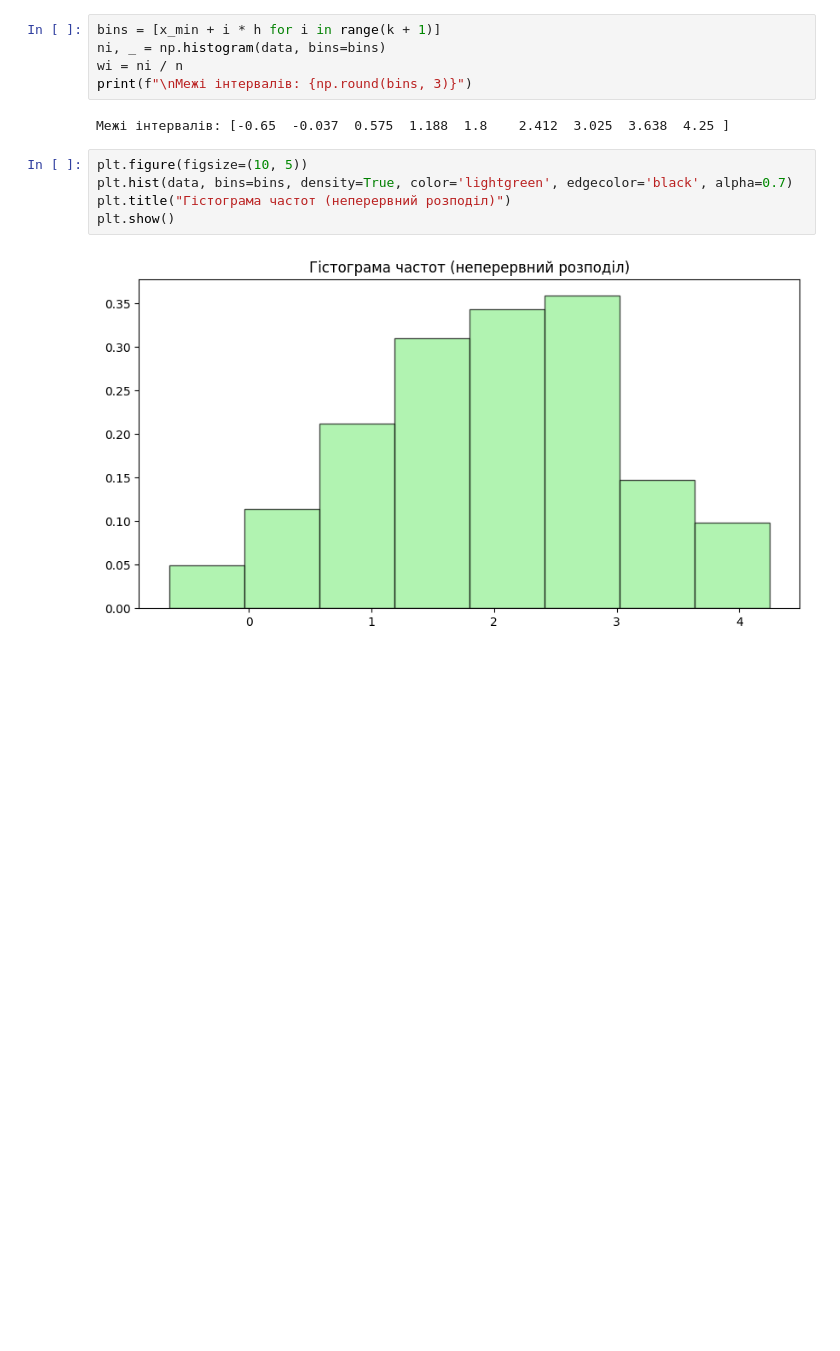
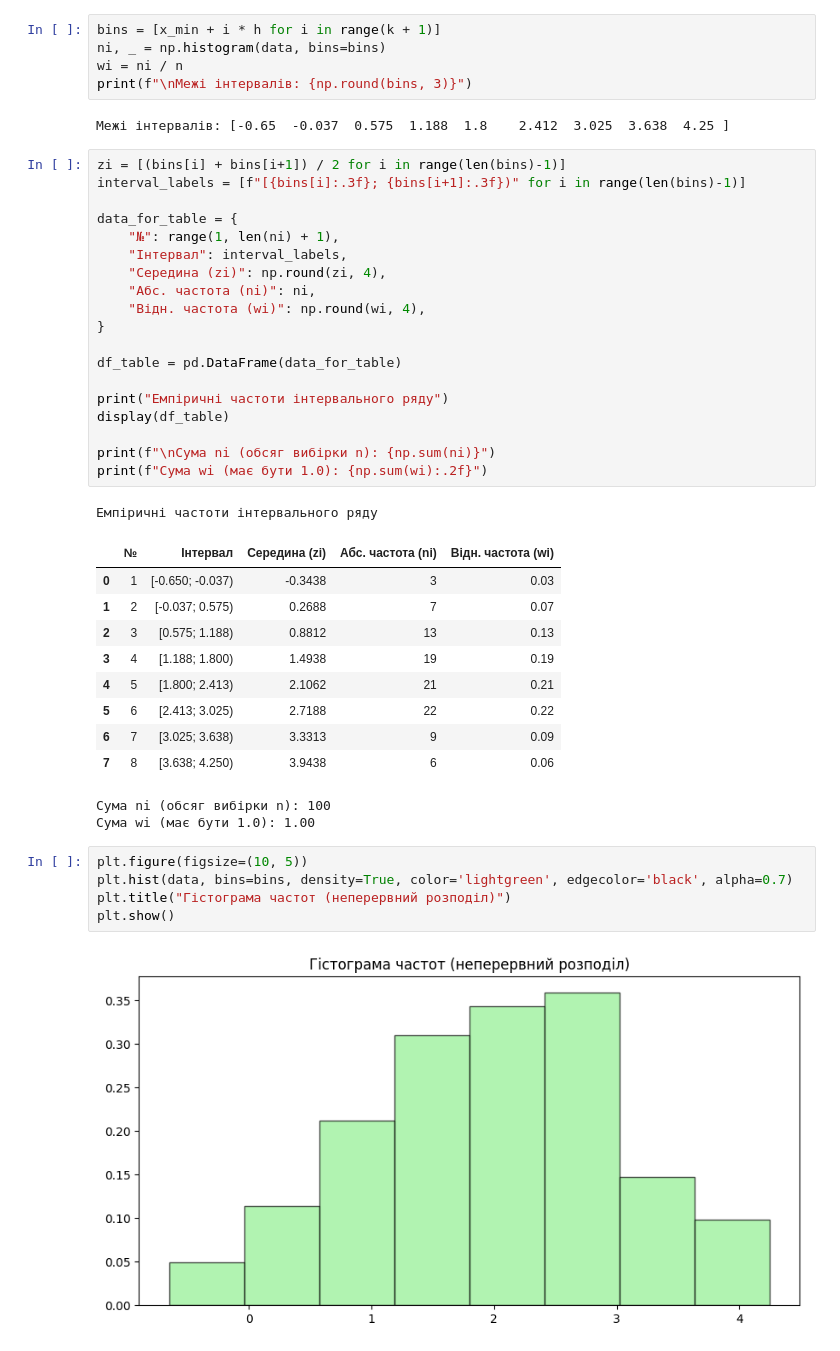
Before and after one commit to AnastasiiSush/Theory-Of-Probability, a Jupyter notebook: RGRprobabilyty.ipynb, the cells around one changed output. Saved outputs shown, nothing was run; the diff lists cells and outputs as text; blank space fills up the shorter version.

```diff
--- a/RGRprobabilyty.ipynb
+++ b/RGRprobabilyty.ipynb
@@ -52,6 +52,38 @@ wi = ni / n
 print(f"\nМежі інтервалів: {np.round(bins, 3)}")
 # %% [output]
 Межі інтервалів: [-0.65  -0.037  0.575  1.188  1.8    2.412  3.025  3.638  4.25 ]
+# %%
+zi = [(bins[i] + bins[i+1]) / 2 for i in range(len(bins)-1)]
+interval_labels = [f"[{bins[i]:.3f}; {bins[i+1]:.3f})" for i in range(len(bins)-1)]
+
+data_for_table = {
+    "№": range(1, len(ni) + 1),
+    "Інтервал": interval_labels,
+    "Середина (zi)": np.round(zi, 4),
+    "Абс. частота (ni)": ni,
+    "Відн. частота (wi)": np.round(wi, 4),
+}
+
+df_table = pd.DataFrame(data_for_table)
+
+print("Емпіричні частоти інтервального ряду")
+display(df_table)
+
+print(f"\nСума ni (обсяг вибірки n): {np.sum(ni)}")
+print(f"Сума wi (має бути 1.0): {np.sum(wi):.2f}")
+# %% [output]
+Емпіричні частоти інтервального ряду
+|  | № | Інтервал | Середина (zi) | Абс. частота (ni) | Відн. частота (wi) |
+| 0 | 1 | [-0.650; -0.037) | -0.3438 | 3 | 0.03 |
+| 1 | 2 | [-0.037; 0.575) | 0.2688 | 7 | 0.07 |
+| 2 | 3 | [0.575; 1.188) | 0.8812 | 13 | 0.13 |
+| 3 | 4 | [1.188; 1.800) | 1.4938 | 19 | 0.19 |
+| 4 | 5 | [1.800; 2.413) | 2.1062 | 21 | 0.21 |
+| 5 | 6 | [2.413; 3.025) | 2.7188 | 22 | 0.22 |
+| 6 | 7 | [3.025; 3.638) | 3.3313 | 9 | 0.09 |
+| 7 | 8 | [3.638; 4.250) | 3.9438 | 6 | 0.06 |
+Сума ni (обсяг вибірки n): 100
+Сума wi (має бути 1.0): 1.00
 # %%
 plt.figure(figsize=(10, 5))
 plt.hist(data, bins=bins, density=True, color='lightgreen', edgecolor='black', alpha=0.7)
```
Also changed, not shown: parts of 1 cell of this notebook.
